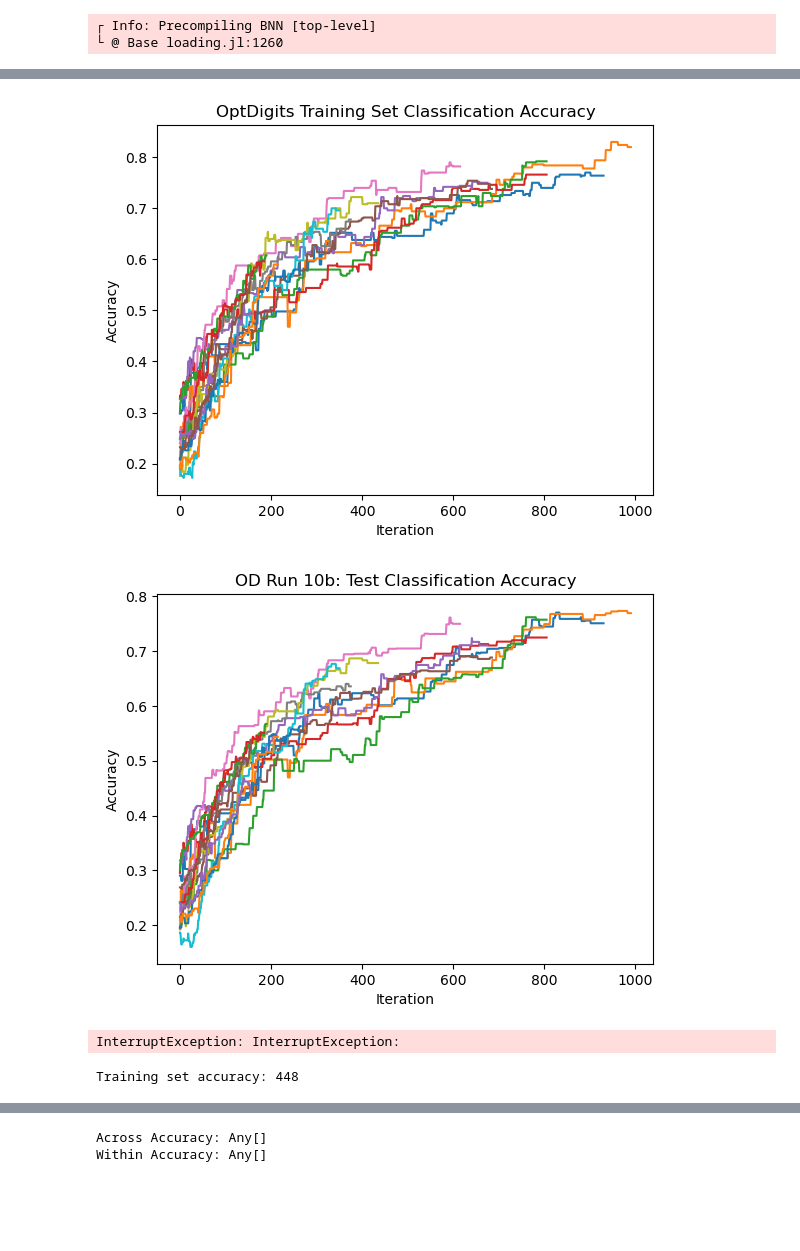
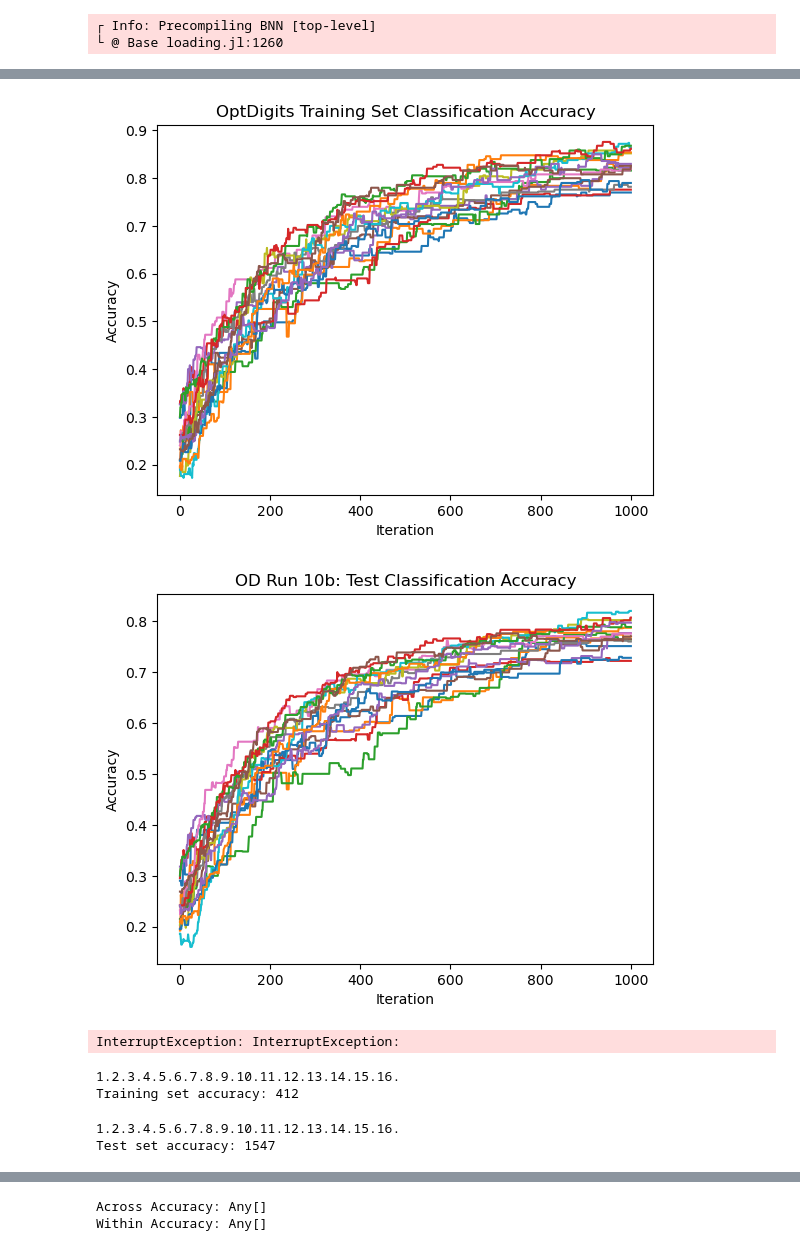
Before and after one commit to jberezow/OptDigits, a Jupyter notebook: Thesis-Opt10cAnalysis.ipynb, the cells around one changed output, grey strips where cells are left out. Saved outputs shown, nothing was run; the diff lists cells and outputs as text; code cells hidden in the pictures; blank space fills up the shorter version.

```diff
--- a/Thesis-Opt10cAnalysis.ipynb
+++ b/Thesis-Opt10cAnalysis.ipynb
@@ -82,9 +82,9 @@ for v=1:chains
         test_labels = G(xt,trace)
         results = label_output(test_labels)
         test_acc = sum([y[i] == results[i] for i=1:length(y)])/length(y)
-        test_dist = sum([euclidean(yt[:,j],test_labels[:,j]) for j=1:length(y)])
+        #test_dist = sum([euclidean(yt[:,j],test_labels[:,j]) for j=1:length(y)])
         push!(accs,test_acc)
-        push!(dists,test_dist)
+        #push!(dists,test_dist)
     end
     plot(accs)
 end
@@ -93,30 +93,30 @@ plt.title("OptDigits Training Set Classification Accuracy")
 plt.xlabel("Iteration")
 plt.ylabel("Accuracy");
 # %% [output]
-[figure, old version]
+[figure, new version]
 # %%
 #Plot Test Accuracy
 for v=1:chains
     active_traces = traces[v]
     accs = []
     dists = []
     for i = 1:length(active_traces)
         trace = active_traces[i]
         test_labels = G(xz,trace)
         results = label_output(test_labels)
         test_acc = sum([y_test[i] == results[i] for i=1:length(y_test)])/length(y_test)
         #test_dist = sum([euclidean(yzt[:,j],test_labels[:,j]) for j=1:length(y_test)])
         push!(accs,test_acc)
         #push!(dists,test_dist)
     end
     plot(accs)
 end
 
-plt.title("OD Run 10c: Test Classification Accuracy")
+plt.title("OD Run 10b: Test Classification Accuracy")
 plt.xlabel("Iteration")
 plt.ylabel("Accuracy");
 # %% [output]
-[figure, old version]
+[figure, new version]
 # %%
 #Plot Test Distance
 
@@ -143,7 +143,7 @@ plt.ylabel("Distance");
 InterruptException: InterruptException:
 # %%
 #Marginalize Probabilities - Train Set
-j = 1
+j = 400
 c = 10
 N = 500
 total_count = sum([length(traces[i]) for i=1:chains])
@@ -151,23 +151,25 @@ targets = zeros(total_count-(chains*j),c,N)
 for v=1:chains
     active_traces = traces[v]
     count = 1
-    for i=j:length(active_traces)-j
+    for i=j:1000
         trace = active_traces[i]
         labels = G(xt,trace)
         targets[count,:,:] = labels
         count += 1
     end
+    print("$(v).")
 end
-
+println("")
 sums = sum(targets,dims=1)[1,:,:]./(total_count)
 guesses = [findmax(sums[:,i])[2] for i=1:N]
 test_acc = sum([y[i] == guesses[i] for i=1:length(y)])
 println("Training set accuracy: $test_acc")
 # %% [output]
-Training set accuracy: 448
+1.2.3.4.5.6.7.8.9.10.11.12.13.14.15.16.
+Training set accuracy: 412
 # %%
 #Marginalize Probabilities - Test Set
-j = 1
+j = 600
 c = 10
 N = 2000
 total_count = sum([length(traces[i]) for i=1:chains])
@@ -175,18 +177,22 @@ targets = zeros(total_count-(chains*j),c,N)
 for v=1:chains
     active_traces = traces[v]
     count = 1
-    for i=j:length(active_traces)-j
+    for i=j:1000
         trace = active_traces[i]
         labels = G(xz,trace)
         targets[count,:,:] = labels
         count += 1
     end
+    print("$(v).")
 end
-
+println("")
 sums = sum(targets,dims=1)[1,:,:]./(total_count)
 guesses = [findmax(sums[:,i])[2] for i=1:N]
 test_acc = sum([y_test[i] == guesses[i] for i=1:length(y_test)])
 println("Test set accuracy: $test_acc")
+# %% [output]
+1.2.3.4.5.6.7.8.9.10.11.12.13.14.15.16.
+Test set accuracy: 1547
 # %%
 #Hidden Node Counts
 k_list = [i for i in 1:128]
```
Also changed, not shown: parts of 3 cells of this notebook, 14 other files.
